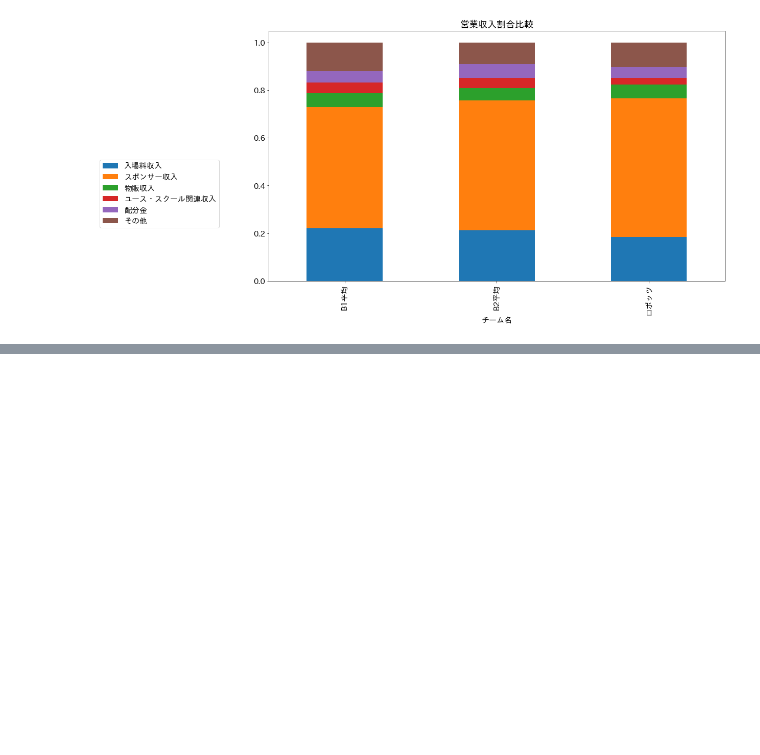
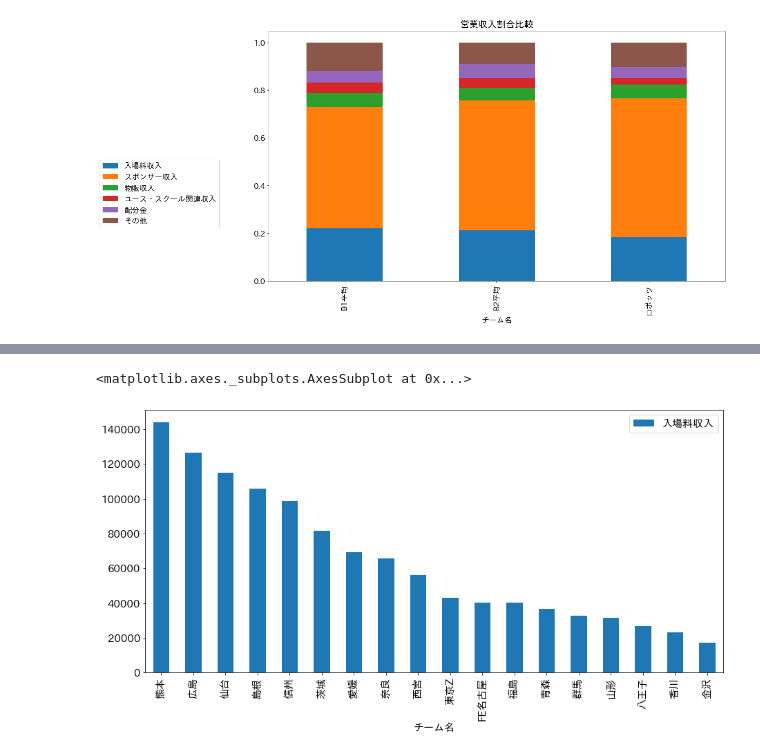
Before and after one commit to hikarut/Data-Science, a Jupyter notebook: notebooks/bleague/analysis.ipynb, the cells around one changed output, grey strips where cells are left out. Saved outputs shown, nothing was run; the diff lists cells and outputs as text; code cells hidden in the pictures; blank space fills up the shorter version.

```diff
--- a/notebooks/bleague/analysis.ipynb
+++ b/notebooks/bleague/analysis.ipynb
@@ -373,0 +390,6 @@ comparison_index_normalize.plot(title='営業収入割合比較', kind='bar', st
+# %%
+b2_ticket = b2_data_index[['入場料収入']]
+b2_ticket.sort_values('入場料収入', ascending=False).plot(kind='bar')
+# %% [output]
+<matplotlib.axes._subplots.AxesSubplot at 0x...>
+[figure, added]
```
Also changed, not shown: parts of 2 cells of this notebook, 1 other file.
